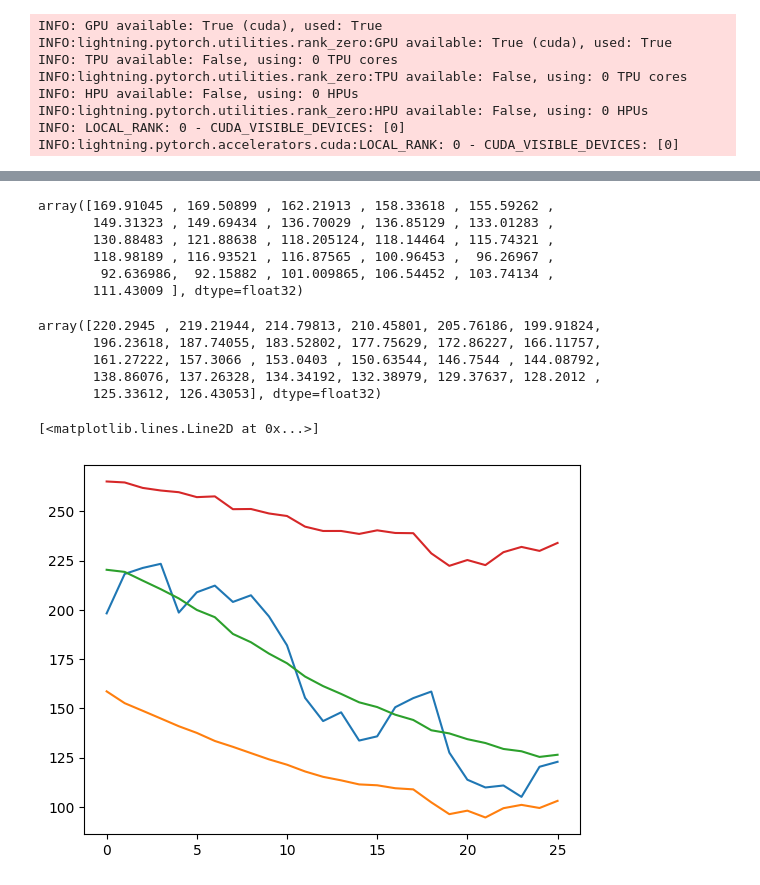
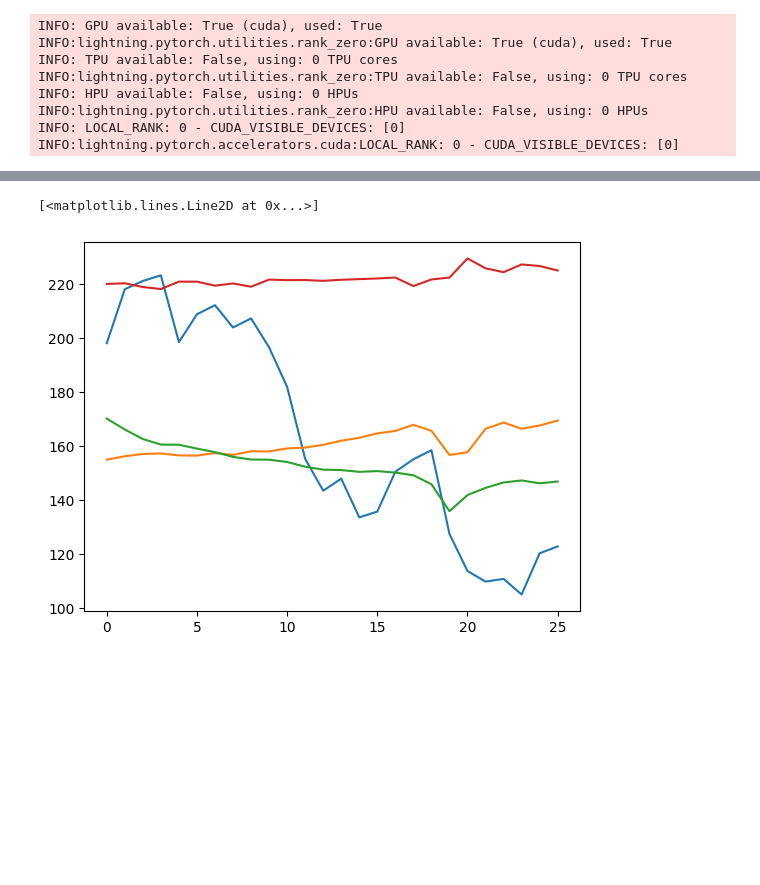
Before and after one commit to Minsoo1036/Algorithm-Study, a Jupyter notebook: Counterfactual_TFT.ipynb, the cells around one changed output, grey strips where cells are left out. Cells and saved outputs as stored; diff of their text form; code cells hidden in the pictures; blank space fills up the shorter version.

```diff
--- a/Counterfactual_TFT.ipynb
+++ b/Counterfactual_TFT.ipynb
@@ -204,7 +217,7 @@ time_df
 #########################################################
 seq_len = 12 #input_len
 pred_len = 26 #output_len
-val_rate = 0.2 #valid_rate
+val_rate = 0.1 #valid_rate
 
 B = total_df.shape[0] - pred_len - seq_len + 1
 A = int((1 - val_rate) * (B - pred_len + 1))
@@ -376,9 +389,11 @@ params
 # %%
 import optuna
 # %%
-early_stop_callback = EarlyStopping(monitor="val_loss", min_delta=1e-4, patience=5, verbose=True, mode="min")
+early_stop_callback = EarlyStopping(monitor="val_loss", min_delta=1e-4, patience=7, verbose=True, mode="min")
 lr_logger = LearningRateMonitor()
 logger = TensorBoardLogger("lightning_logs")
+
+seed_everything(42, workers=True)
 
 #candi 1 (optuna 3)
 #opt_dict = {'gradient_clip_val': 0.21975398647840771, 'hidden_size': 71, 'dropout': 0.22236759230569286, 'hidden_continuous_size': 71, 'attention_head_size': 1, 'learning_rate': 0.0021007460290475475}
@@ -387,7 +402,7 @@ logger = TensorBoardLogger("lightning_logs")
 #opt_dict ={'gradient_clip_val': 0.5651746723889943, 'hidden_size': 72, 'dropout': 0.13494454956109558, 'hidden_continuous_size': 43, 'attention_head_size': 1, 'learning_rate': 0.012790101004929715}
 trainer = pl.Trainer(
     #accelerator='gpu', # devices=[0],
-    max_epochs=10,
+    max_epochs=1000,
     enable_model_summary=True,
     gradient_clip_val=params['gradient_clip_val'],
     callbacks=[lr_logger, early_stop_callback],
@@ -407,9 +422,9 @@ tft = TemporalFusionTransformer.from_dataset(
     dropout=params['dropout'],
     hidden_continuous_size=params['hidden_continuous_size'],
     output_size=7,  # there are 7 quantiles by default: [0.02, 0.1, 0.25, 0.5, 0.75, 0.9, 0.98]
-    loss=QuantileLoss(quantiles=[0.05, 0.1, 0.25, 0.5, 0.75, 0.9, 0.95]),
+    loss=QuantileLoss(quantiles=[0.05, 0.1, 0.25, 0.5, 0.75, 0.9, 0.95]), ##0.05, 0.1, 0.25, 0.5, 0.75, 0.9, 0.95
     log_interval=10,
-    reduce_on_plateau_patience=4,
+    reduce_on_plateau_patience=1000,
 )
 
 train_dataloader = training.to_dataloader(train=True, batch_size=2**params['batch_size'])
@@ -611,3 +621,11 @@ array([158.59932 , 152.60721 , 148.7464  , 144.83759 , 140.90985 ,
+# %%
+q1 = quantile_pred[:,0]
+q2 = quantile_pred[:,1]
+q3 = quantile_pred[:,2]
+#q4 = quantile_pred[:,3]
+#q5 = quantile_pred[:,4]
+#q6 = quantile_pred[:,5]
+#q7 = quantile_pred[:,6]
 # %%
 q2
 # %% [output]
@@ -620,17 +636,0 @@ array([161.22557 , 151.07176 , 146.77148 , 141.46603 , 136.38647 ,
-# %%
-q3
-# %% [output]
-array([169.91045 , 169.50899 , 162.21913 , 158.33618 , 155.59262 ,
-       149.31323 , 149.69434 , 136.70029 , 136.85129 , 133.01283 ,
-       130.88483 , 121.88638 , 118.205124, 118.14464 , 115.74321 ,
-       118.98189 , 116.93521 , 116.87565 , 100.96453 ,  96.26967 ,
-        92.636986,  92.15882 , 101.009865, 106.54452 , 103.74134 ,
-       111.43009 ], dtype=float32)
-# %%
-q4
-# %% [output]
-array([220.2945 , 219.21944, 214.79813, 210.45801, 205.76186, 199.91824,
-       196.23618, 187.74055, 183.52802, 177.75629, 172.86227, 166.11757,
-       161.27222, 157.3066 , 153.0403 , 150.63544, 146.7544 , 144.08792,
-       138.86076, 137.26328, 134.34192, 132.38979, 129.37637, 128.2012 ,
-       125.33612, 126.43053], dtype=float32)
@@ -645,12 +637,12 @@ q7 = quantile_pred[:,6]
 # %%
 plt.plot(real)
 plt.plot(q1)
-#plt.plot(q2)
-#plt.plot(q3)
-plt.plot(q4)
+plt.plot(q2)
+plt.plot(q3)
+#plt.plot(q4)
 #plt.plot(q5)
 #plt.plot(q6)
-plt.plot(q7)
+#plt.plot(q7)
 # %% [output]
 [<matplotlib.lines.Line2D at 0x...>]
-[figure, old version]
+[figure, new version]
```
Also changed, not shown: parts of 17 cells of this notebook.
